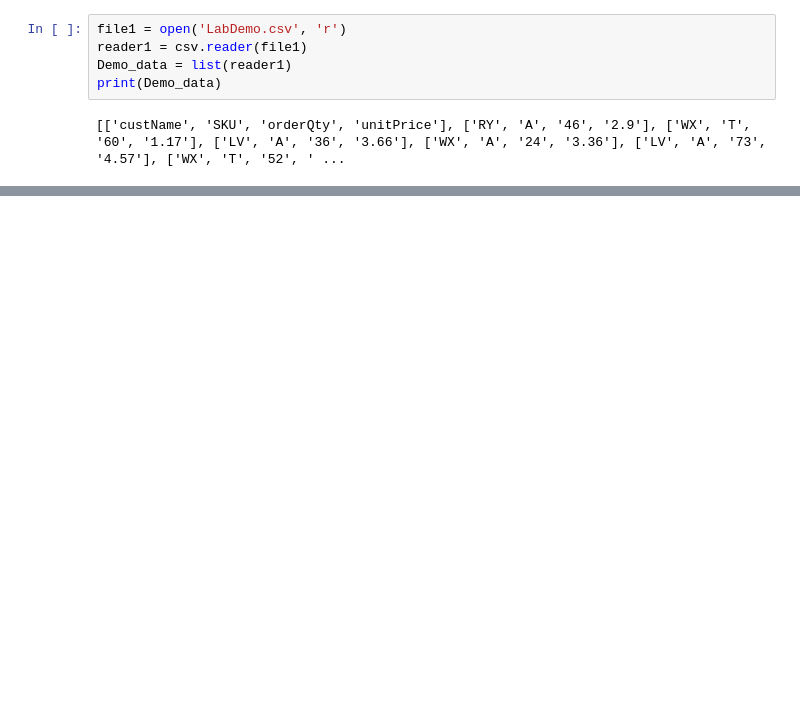
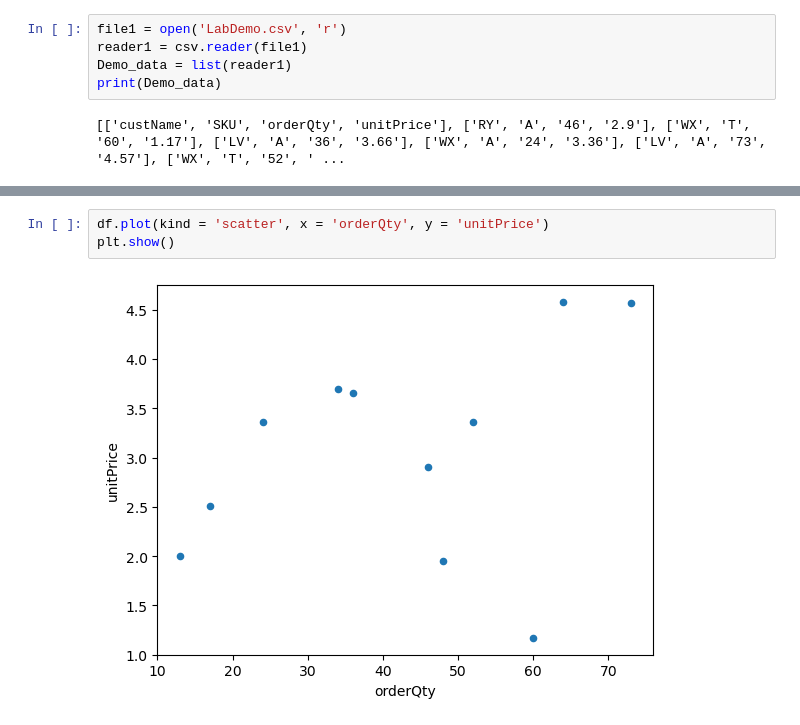
Before and after one commit to AlbertChen12/IE-300-Code, a Jupyter notebook: Week 3/Week 3.ipynb, the cells around one changed output, grey strips where cells are left out. Drawn from its saved outputs; the diff is of its cells as text; blank space fills up the shorter version.

```diff
--- a/Week 3/Week 3.ipynb
+++ b/Week 3/Week 3.ipynb
@@ -33,0 +245,5 @@ print(test)
+# %%
+df.plot(kind = 'scatter', x = 'orderQty', y = 'unitPrice')
+plt.show()
+# %% [output]
+[figure, added]
```
Also changed, not shown: parts of 28 cells of this notebook, 4 other files.
